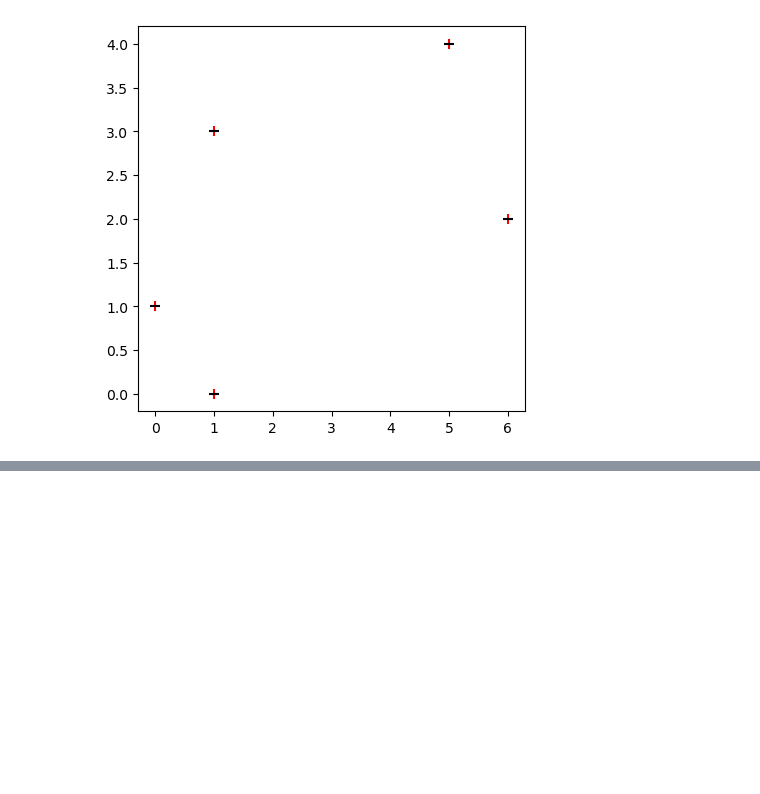
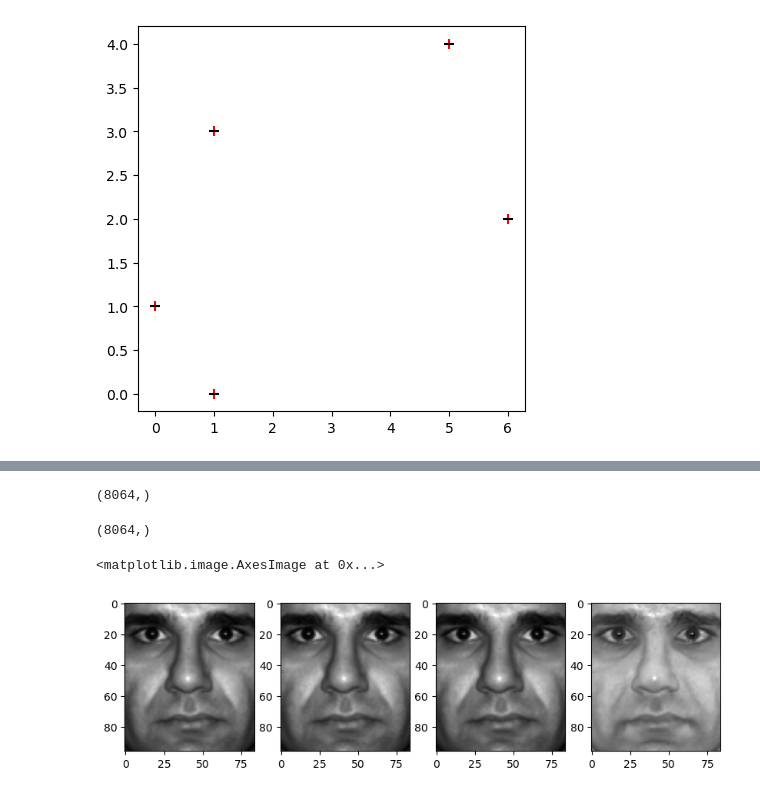
Before and after one commit to al-pi314/computer_vision, a Jupyter notebook: assigments/assignment6/solutions.ipynb, the cells around one changed output, grey strips where cells are left out. Drawn from its saved outputs; the diff is of its cells as text; code cells hidden in the pictures; blank space fills up the shorter version.

```diff
--- a/assigments/assignment6/solutions.ipynb
+++ b/assigments/assignment6/solutions.ipynb
@@ -172,0 +229,5 @@ plt.scatter(reconstructed_points[0], reconstructed_points[1], color='black', mar
+# %%
+first_image = space_one[0]
+first_image.shape
+# %% [output]
+(8064,)
@@ -172,0 +236,28 @@ plt.scatter(reconstructed_points[0], reconstructed_points[1], color='black', mar
+# %%
+reconstructed = reconstruct(projected, space_one_eginvectors, space_one_means)
+reconstructed.shape
+# %% [output]
+(8064,)
+# %%
+projected_reduced = projected.copy()
+projected_reduced[4074] = 0
+
+projected_without_main = projected.copy()
+projected_without_main[:10] = 0
+# %%
+reconstructed_reduced = reconstruct(projected_reduced, space_one_eginvectors, space_one_means)
+# %%
+reconstructed_without_main = reconstruct(projected_without_main, space_one_eginvectors, space_one_means)
+# %%
+fig, ax = plt.subplots(1, 4, figsize=(10, 5))
+
+ax[0].imshow(first_image.reshape(*one_sahpe), cmap='gray')
+
+ax[1].imshow(reconstructed.reshape(*one_sahpe), cmap='gray')
+
+ax[2].imshow(reconstructed_reduced.reshape(*one_sahpe), cmap='gray')
+
+ax[3].imshow(reconstructed_without_main.reshape(*one_sahpe), cmap='gray')
+# %% [output]
+<matplotlib.image.AxesImage at 0x...>
+[figure, added]
```
Also changed, not shown: parts of 19 cells of this notebook.
